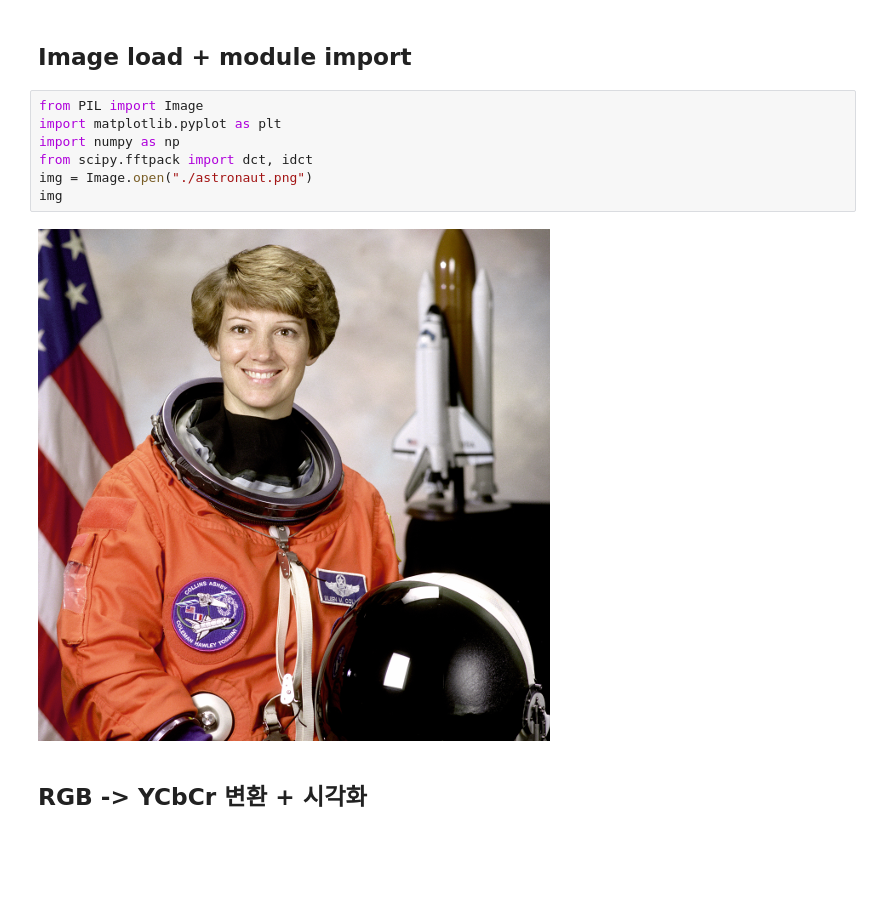
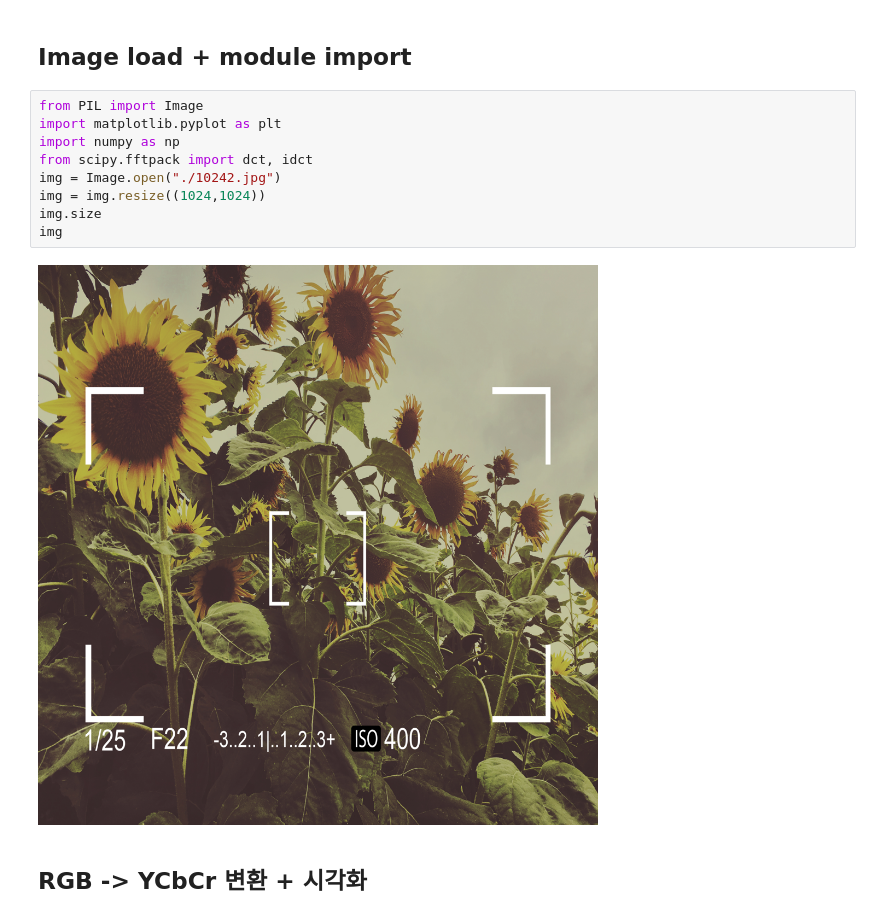
Before and after one commit to LeeJeong6/Encoding_Decoding_JPEG, a Jupyter notebook: JPEG.ipynb, the cells around one changed output. Saved outputs shown, nothing was run; the diff lists cells and outputs as text; blank space fills up the shorter version.

```diff
--- a/JPEG.ipynb
+++ b/JPEG.ipynb
@@ -8,12 +8,14 @@
 # %%
 from PIL import Image
 import matplotlib.pyplot as plt
 import numpy as np
 from scipy.fftpack import dct, idct
-img = Image.open("./astronaut.png")
+img = Image.open("./10242.jpg")
+img = img.resize((1024,1024))
+img.size
 img
 # %% [output]
-[figure, old version]
+[figure, new version]
 # %% [markdown]
 ## RGB -> YCbCr 변환 + 시각화
 # %%
```
Also changed, not shown: parts of 5 cells of this notebook, 6 other files.
